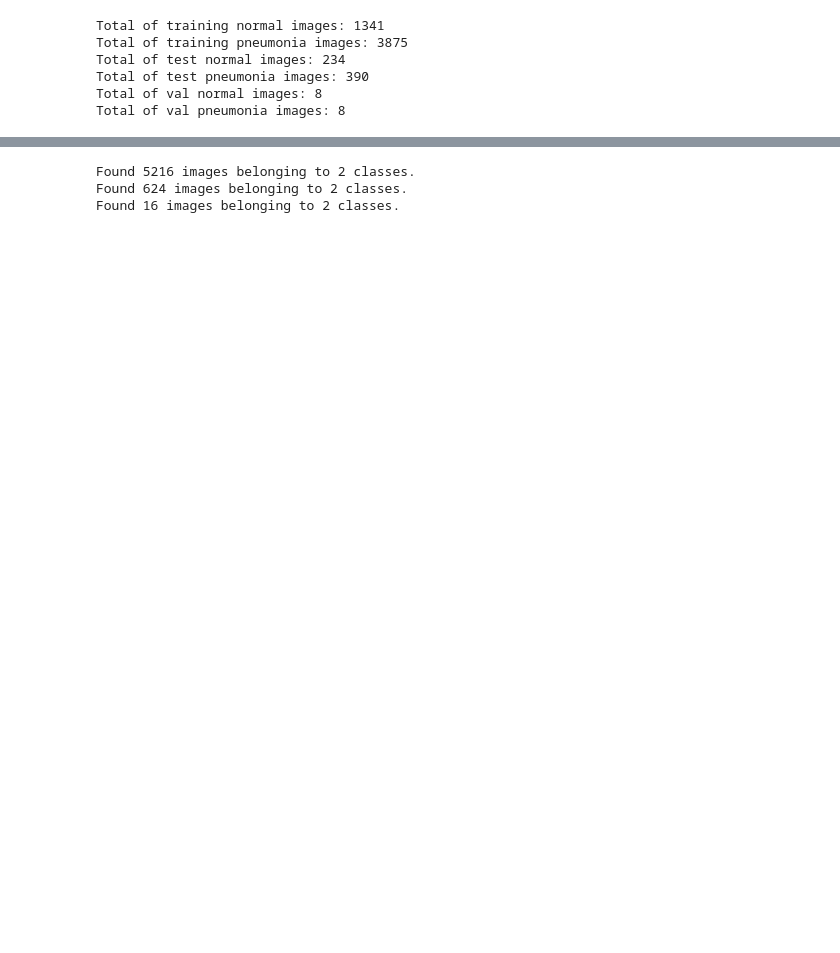
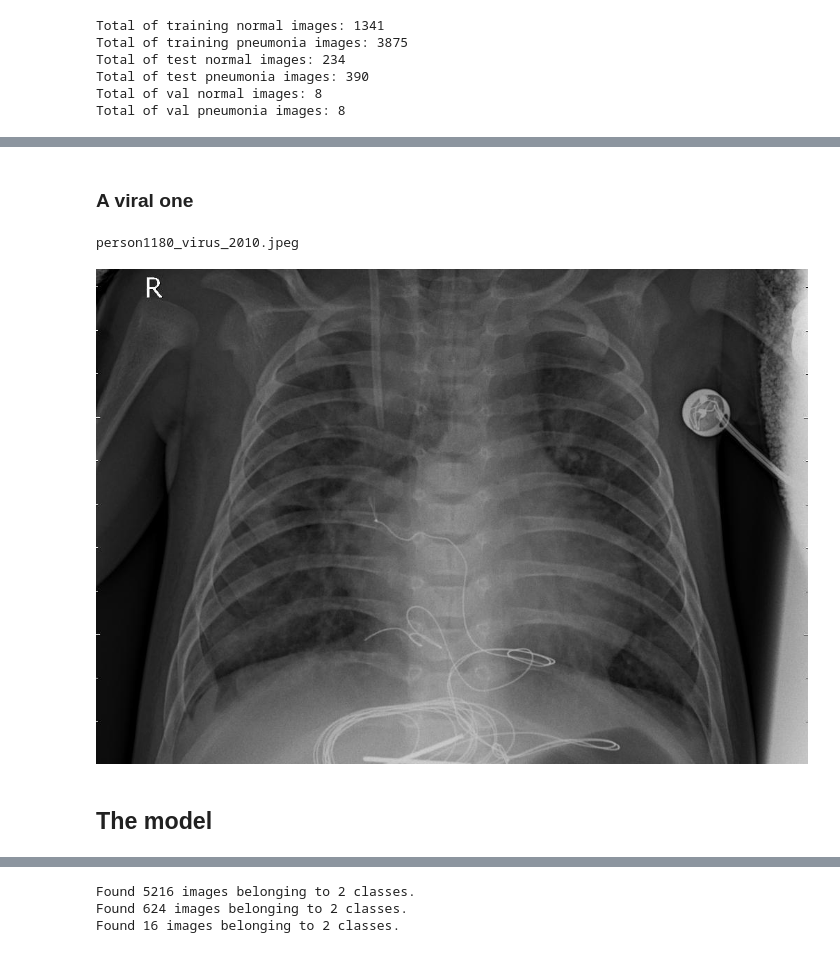
Before and after one commit to brunompasini/Pneumonia-Detect, a Jupyter notebook: pneumonia-detect.ipynb, the cells around one changed output, grey strips where cells are left out. Cells and saved outputs as stored; diff of their text form; code cells hidden in the pictures; blank space fills up the shorter version.

```diff
--- a/pneumonia-detect.ipynb
+++ b/pneumonia-detect.ipynb
@@ -31,3 +76,13 @@ Total of val pneumonia images: 8
+# %% [markdown]
+### A viral one
+# %%
+print(os.listdir(_train_pneumonia)[0])
+Image.open(_train_pneumonia+os.listdir(_train_pneumonia)[0])
+# %% [output]
+person1180_virus_2010.jpeg
+[figure, added]
+# %% [markdown]
+## The model
 # %%
 model = tf.keras.models.Sequential([
     tf.keras.layers.Conv2D(16, (3,3), activation='relu', input_shape=(300, 300, 3)),
```
Also changed, not shown: parts of 19 cells of this notebook.
